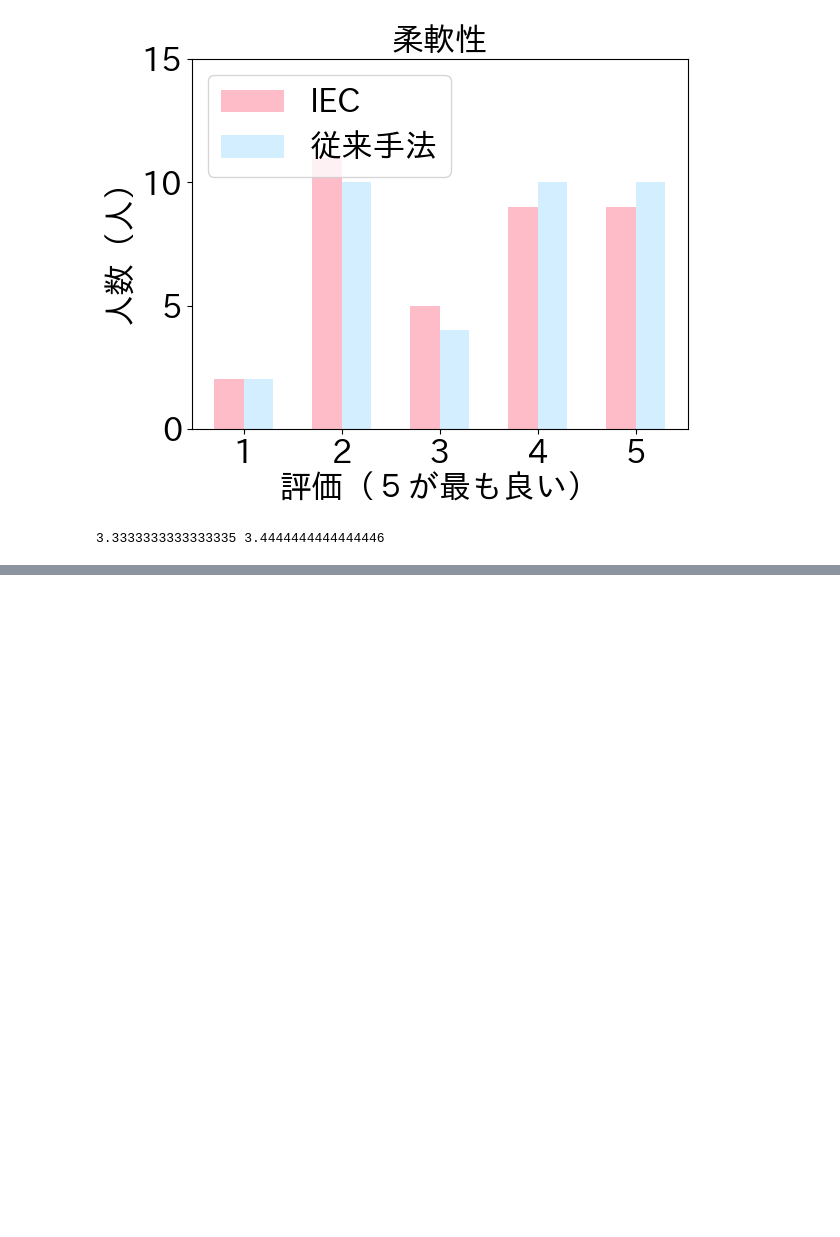
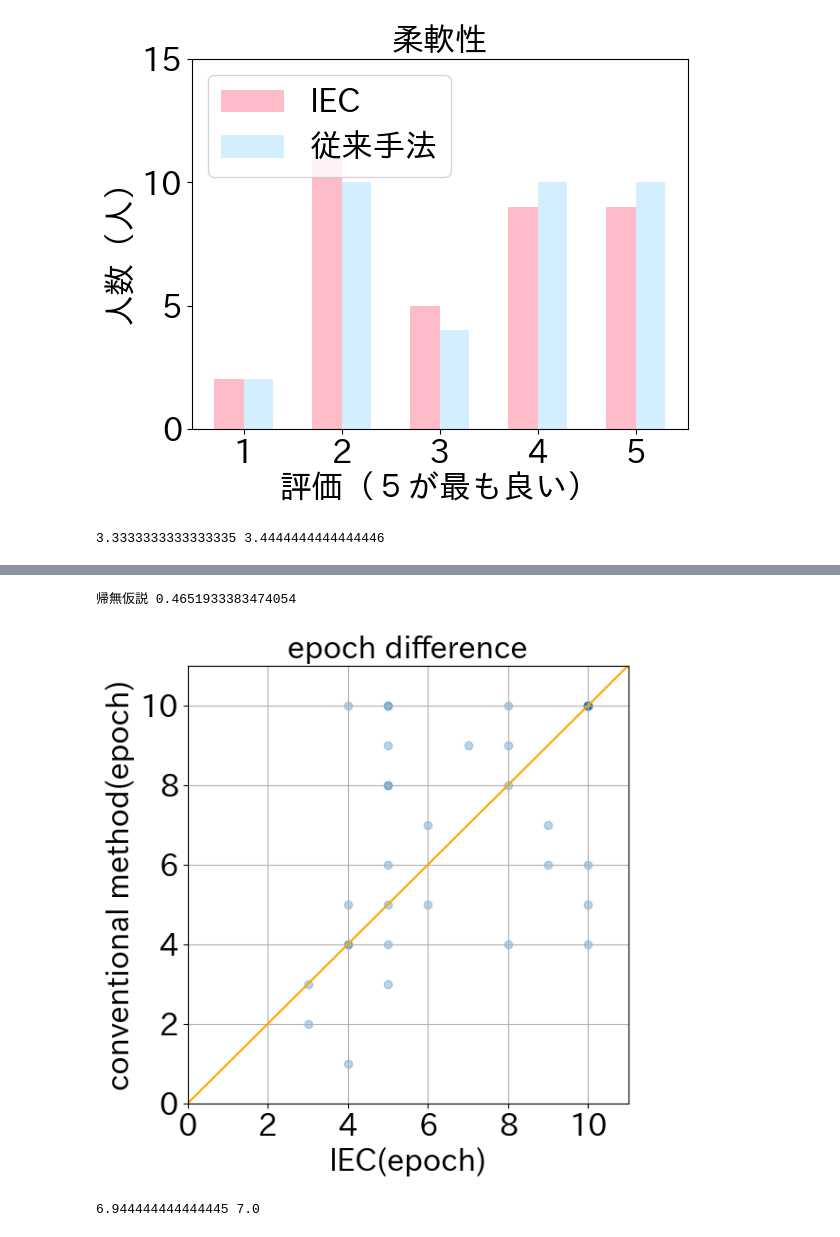
Before and after one commit to haruponponpopon/iec, a Jupyter notebook: dataanalysis/paper_graph_create.ipynb, the cells around one changed output, grey strips where cells are left out. Cells and saved outputs as stored; diff of their text form; code cells hidden in the pictures; blank space fills up the shorter version.

```diff
--- a/dataanalysis/paper_graph_create.ipynb
+++ b/dataanalysis/paper_graph_create.ipynb
@@ -501,0 +550,39 @@ print(h1/ttl, h2/ttl)
+# %%
+#世代数のプロット
+iec_files = glob.glob("./iec/*")
+conv_files = glob.glob("./conv/*")
+iec_x = []
+conv_y = []
+iec_av = 0
+conv_av = 0
+for file in iec_files:
+    score = read_file_and_return_epoch(file)
+    iec_x.append(score)
+    iec_av += score
+for file in conv_files:
+    score = read_file_and_return_epoch(file)
+    conv_y.append(score)
+    conv_av += score
+x = np.linspace(0, 1600)
+#検定
+t,p = sp.stats.ttest_ind(np.array(iec_x),np.array(conv_y),equal_var=False)
+print("帰無仮説",p/2)
+plt.figure(figsize=[6,6])
+plt.scatter(iec_x, conv_y, alpha=0.3)
+plt.xlim(0,11)
+plt.xticks(np.arange(0, 11, step=2))
+plt.ylim(0,11)
+plt.yticks(np.arange(0, 11, step=2))
+plt.xlabel("IEC(epoch)",fontsize=font_size)
+plt.ylabel("conventional method(epoch)",fontsize=font_size)
+plt.title("epoch difference",fontsize=font_size)
+plt.plot(x,x, color="orange")
+plt.tick_params(labelsize=font_size)
+plt.grid()
+plt.savefig("epochdif_en.pdf", bbox_inches='tight')
+plt.show()
+print(iec_av/len(iec_files),conv_av/len(conv_files))
+# %% [output]
+帰無仮説 0.4651933383474054
+[figure, added]
+6.944444444444445 7.0
```
Also changed, not shown: parts of 8 cells of this notebook, 1 other file.
